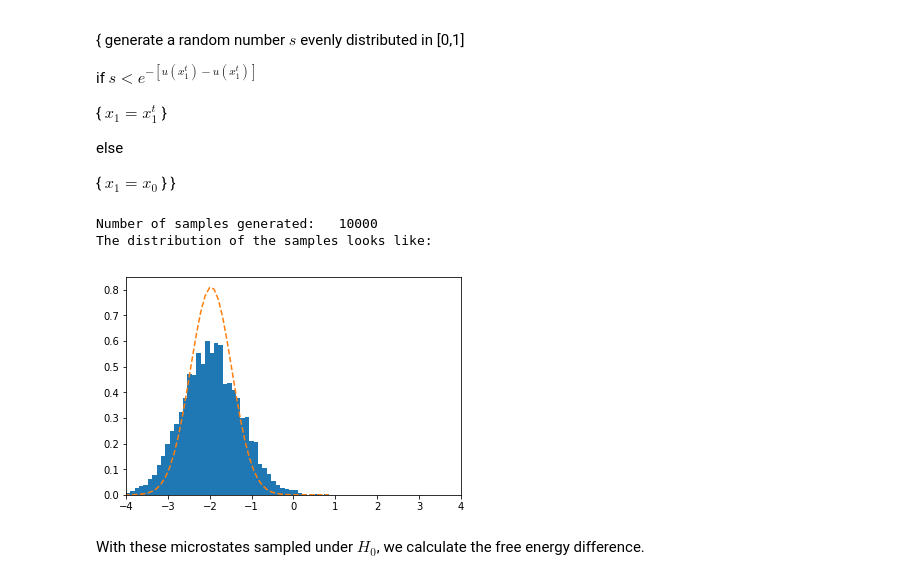
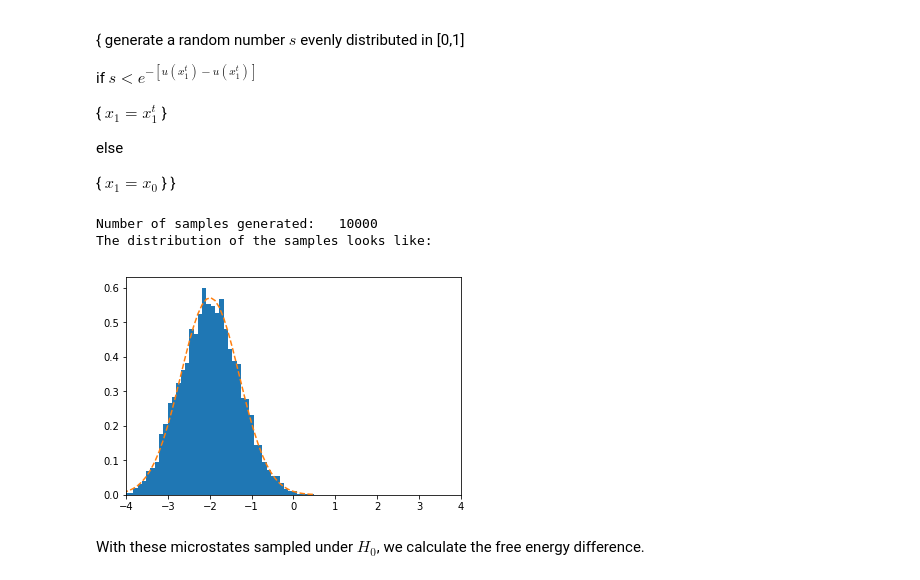
Before and after one commit to samuelymei/freeenergy, a Jupyter notebook: notes/stratefiedTP.ipynb, the cells around one changed output. Drawn from its saved outputs; the diff is of its cells as text; code cells hidden in the pictures.

```diff
--- a/notes/stratefiedTP.ipynb
+++ b/notes/stratefiedTP.ipynb
@@ -110,23 +110,24 @@ def MCpropagator(x0,dx,N,dN,u):
 # %%
 dx = 0.01
 N = 10000
 dN = 1600
 x0 = -1.5
 x = np.empty(N)
 x, count = MCpropagator(x0,dx,N,dN,u0)
 print('Number of samples generated:%8d' %count)
 print('The distribution of the samples looks like:')
 prob, bins, patches = plt.hist(x, bins=50, density=True)
 mean = np.mean(x)
 variance = np.var(x)
-npdf = scipy.stats.norm.pdf(bins,mean,variance)
+sigma = np.sqrt(variance)
+npdf = scipy.stats.norm.pdf(bins,mean,sigma)
 plt.plot(bins, npdf, '--')
 plt.xlim(-4,4)
 plt.show()
 # %% [output]
 Number of samples generated:   10000
 The distribution of the samples looks like:
-[figure, old version]
+[figure, new version]
 # %% [markdown]
 With these microstates sampled under $H_0$, we calculate the free energy difference.
 # %%
```
Also changed, not shown: parts of 2 cells of this notebook, 4 other files.
